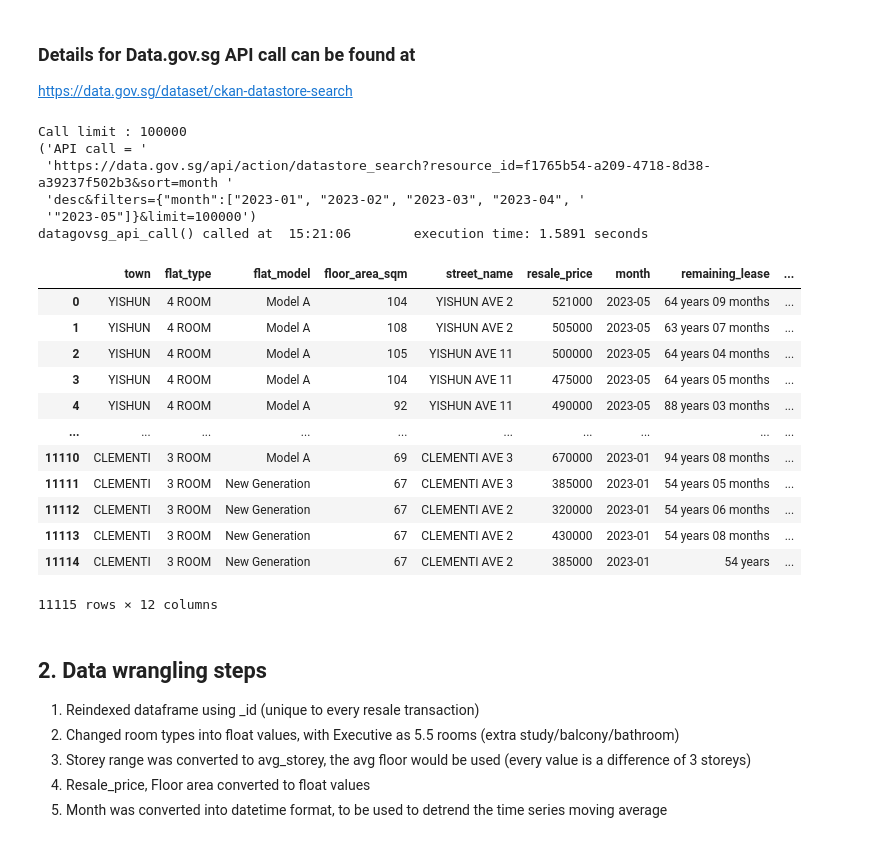
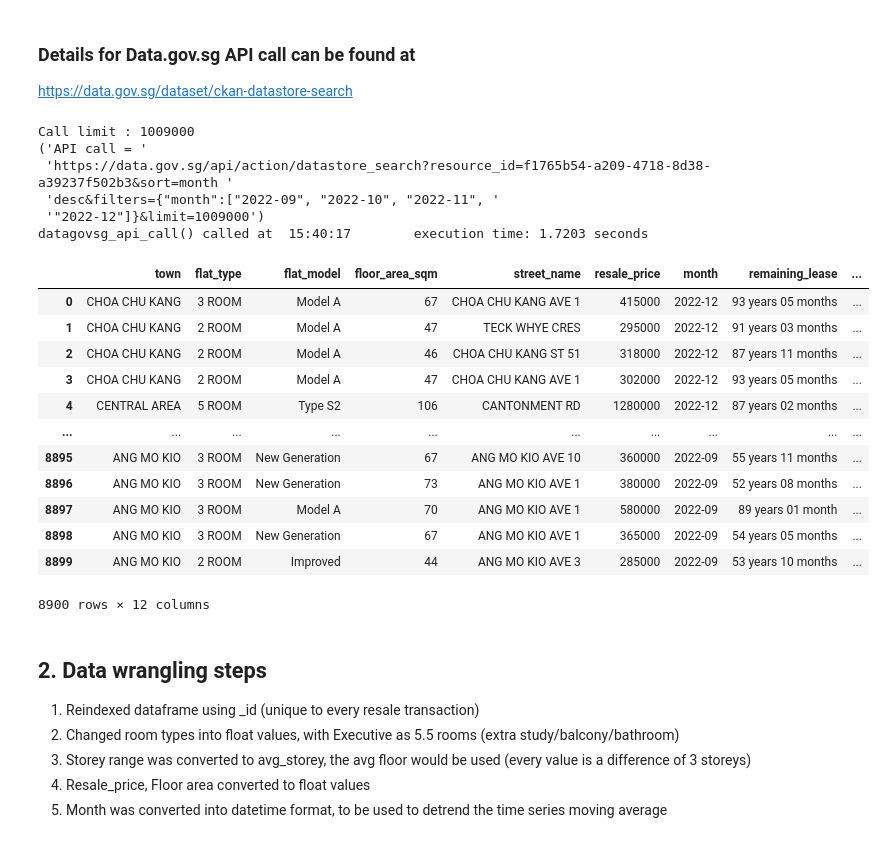
Before and after one commit to sienlonglim/ml_webapp, a Jupyter notebook: data_wrangling.ipynb, the cells around one changed output. Saved outputs shown, nothing was run; the diff lists cells and outputs as text; code cells hidden in the pictures.

Commit message:
added 2022 data

```diff
--- a/data_wrangling.ipynb
+++ b/data_wrangling.ipynb
@@ -121,7 +121,7 @@ def get_token(location: str):
 @error_handler
 def datagovsg_api_call(url: str, sort: str = 'month desc', limit: int = 100,
                        months:list =[1,2,3,4,5,6,7,8,9,10,11,12],
-                       years:list =["2023"]) -> pd.DataFrame:
+                       years:list =["2022"]) -> pd.DataFrame:
     '''
     Function to build the API call and construct the pandas dataframe
     ## Parameters
@@ -156,30 +156,30 @@ def datagovsg_api_call(url: str, sort: str = 'month desc', limit: int = 100,
 # %%
 df = datagovsg_api_call('https://data.gov.sg/api/action/datastore_search?resource_id=f1765b54-a209-4718-8d38-a39237f502b3',
                         sort='month desc',
-                        limit = 100000,
-                        months = [1,2,3,4,5],
-                        years=[2023])
+                        limit = 1009000,
+                        months = [9,10,11,12],
+                        years=[2022])
 df
 # %% [output]
-Call limit : 100000
+Call limit : 1009000
 ('API call = '
  'https://data.gov.sg/api/action/datastore_search?resource_id=f1765b54-a209-4718-8d38-a39237f502b3&sort=month '
- 'desc&filters={"month":["2023-01", "2023-02", "2023-03", "2023-04", '
- '"2023-05"]}&limit=100000')
-datagovsg_api_call() called at  15:21:06        execution time: 1.5891 seconds
+ 'desc&filters={"month":["2022-09", "2022-10", "2022-11", '
+ '"2022-12"]}&limit=1009000')
+datagovsg_api_call() called at  15:40:17        execution time: 1.7203 seconds
 |  | town | flat_type | flat_model | floor_area_sqm | street_name | resale_price | month | remaining_lease | ... |
-| 0 | YISHUN | 4 ROOM | Model A | 104 | YISHUN AVE 2 | 521000 | 2023-05 | 64 years 09 months | ... |
-| 1 | YISHUN | 4 ROOM | Model A | 108 | YISHUN AVE 2 | 505000 | 2023-05 | 63 years 07 months | ... |
-| 2 | YISHUN | 4 ROOM | Model A | 105 | YISHUN AVE 11 | 500000 | 2023-05 | 64 years 04 months | ... |
-| 3 | YISHUN | 4 ROOM | Model A | 104 | YISHUN AVE 11 | 475000 | 2023-05 | 64 years 05 months | ... |
-| 4 | YISHUN | 4 ROOM | Model A | 92 | YISHUN AVE 11 | 490000 | 2023-05 | 88 years 03 months | ... |
+| 0 | CHOA CHU KANG | 3 ROOM | Model A | 67 | CHOA CHU KANG AVE 1 | 415000 | 2022-12 | 93 years 05 months | ... |
+| 1 | CHOA CHU KANG | 2 ROOM | Model A | 47 | TECK WHYE CRES | 295000 | 2022-12 | 91 years 03 months | ... |
+| 2 | CHOA CHU KANG | 2 ROOM | Model A | 46 | CHOA CHU KANG ST 51 | 318000 | 2022-12 | 87 years 11 months | ... |
+| 3 | CHOA CHU KANG | 2 ROOM | Model A | 47 | CHOA CHU KANG AVE 1 | 302000 | 2022-12 | 93 years 05 months | ... |
+| 4 | CENTRAL AREA | 5 ROOM | Type S2 | 106 | CANTONMENT RD | 1280000 | 2022-12 | 87 years 02 months | ... |
 | ... | ... | ... | ... | ... | ... | ... | ... | ... | ... |
-| 11110 | CLEMENTI | 3 ROOM | Model A | 69 | CLEMENTI AVE 3 | 670000 | 2023-01 | 94 years 08 months | ... |
-| 11111 | CLEMENTI | 3 ROOM | New Generation | 67 | CLEMENTI AVE 3 | 385000 | 2023-01 | 54 years 05 months | ... |
-| 11112 | CLEMENTI | 3 ROOM | New Generation | 67 | CLEMENTI AVE 2 | 320000 | 2023-01 | 54 years 06 months | ... |
-| 11113 | CLEMENTI | 3 ROOM | New Generation | 67 | CLEMENTI AVE 2 | 430000 | 2023-01 | 54 years 08 months | ... |
-| 11114 | CLEMENTI | 3 ROOM | New Generation | 67 | CLEMENTI AVE 2 | 385000 | 2023-01 | 54 years | ... |
+| 8895 | ANG MO KIO | 3 ROOM | New Generation | 67 | ANG MO KIO AVE 10 | 360000 | 2022-09 | 55 years 11 months | ... |
+| 8896 | ANG MO KIO | 3 ROOM | New Generation | 73 | ANG MO KIO AVE 1 | 380000 | 2022-09 | 52 years 08 months | ... |
+| 8897 | ANG MO KIO | 3 ROOM | Model A | 70 | ANG MO KIO AVE 1 | 580000 | 2022-09 | 89 years 01 month | ... |
+| 8898 | ANG MO KIO | 3 ROOM | New Generation | 67 | ANG MO KIO AVE 1 | 365000 | 2022-09 | 54 years 05 months | ... |
+| 8899 | ANG MO KIO | 2 ROOM | Improved | 44 | ANG MO KIO AVE 3 | 285000 | 2022-09 | 53 years 10 months | ... |
-11115 rows × 12 columns
+8900 rows × 12 columns
 # %%
 # from dataprep.eda import create_report
 # create_report(df).show()
```
Also changed, not shown: parts of 7 cells of this notebook, 3 other files.
